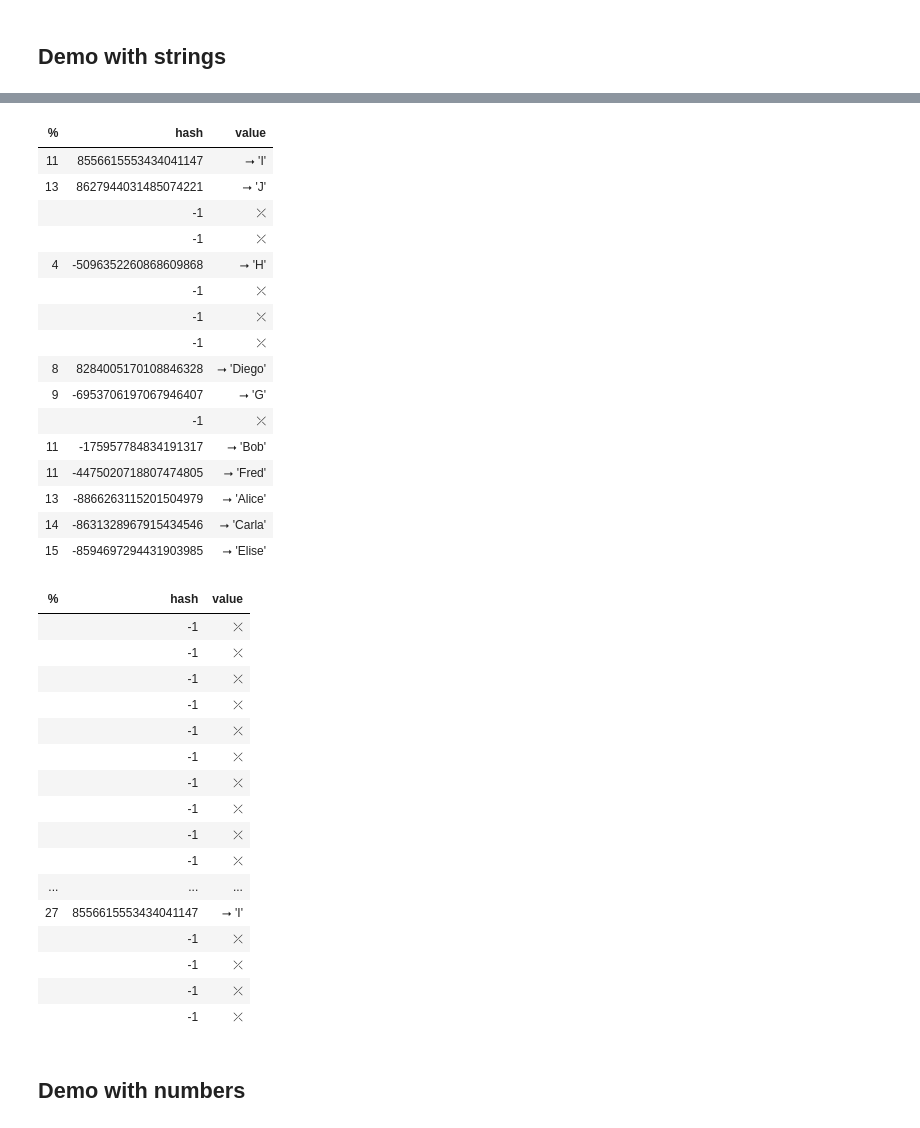
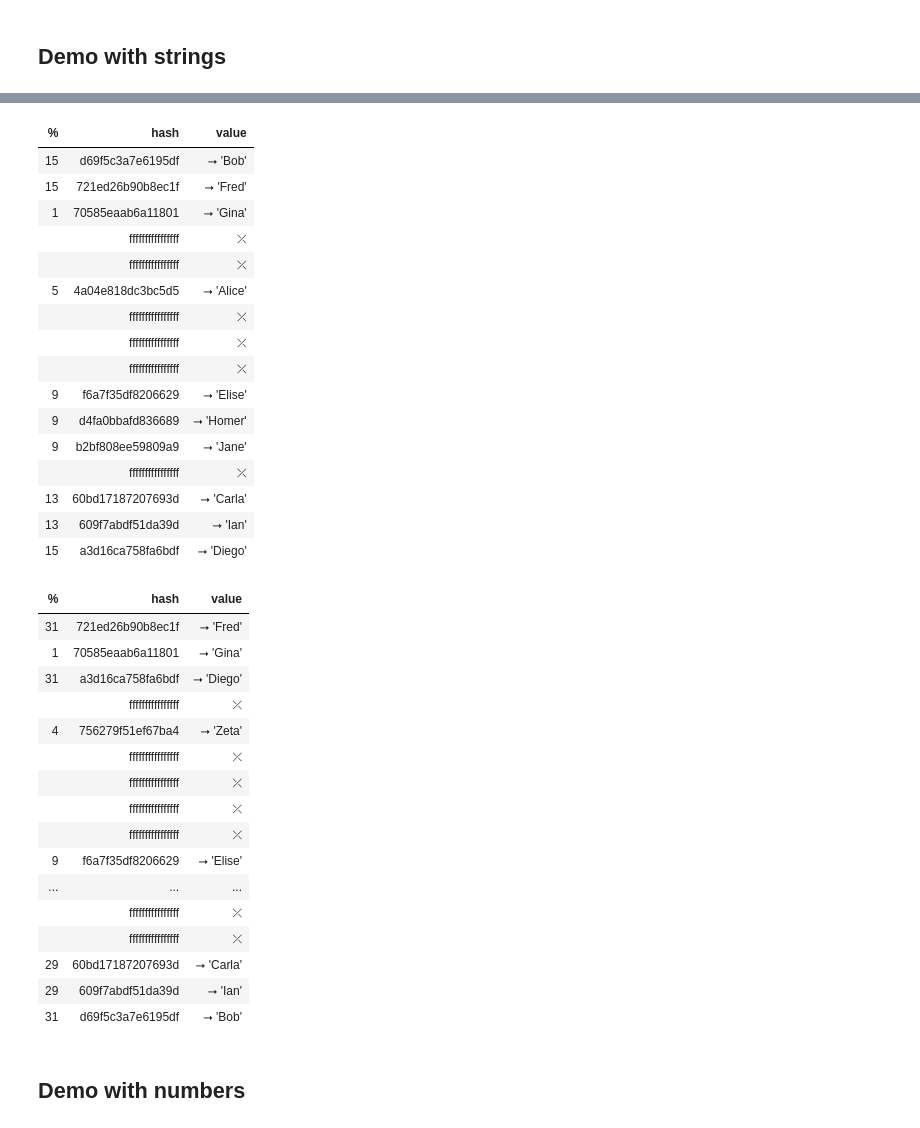
Before and after one commit to ramalho/set-power, a Jupyter notebook: visible-set/visible_set.ipynb, the cells around one changed output, grey strips where cells are left out. Saved outputs shown, nothing was run; the diff lists cells and outputs as text; code cells hidden in the pictures.

```diff
--- a/visible-set/visible_set.ipynb
+++ b/visible-set/visible_set.ipynb
@@ -185,46 +196,46 @@ v
 # %%
-for c in 'GHIJ':
+for c in 'Gina Homer Ian Jane'.split():
     v.add(c)
 v
 # %% [output]
 | % | hash | value |
-| 11 | 8556615553434041147 | ⭢ 'I' |
-| 13 | 8627944031485074221 | ⭢ 'J' |
-|  | -1 | ⤫ |
-|  | -1 | ⤫ |
-| 4 | -5096352260868609868 | ⭢ 'H' |
-|  | -1 | ⤫ |
-|  | -1 | ⤫ |
-|  | -1 | ⤫ |
-| 8 | 8284005170108846328 | ⭢ 'Diego' |
-| 9 | -6953706197067946407 | ⭢ 'G' |
-|  | -1 | ⤫ |
-| 11 | -175957784834191317 | ⭢ 'Bob' |
-| 11 | -4475020718807474805 | ⭢ 'Fred' |
-| 13 | -8866263115201504979 | ⭢ 'Alice' |
-| 14 | -8631328967915434546 | ⭢ 'Carla' |
-| 15 | -8594697294431903985 | ⭢ 'Elise' |
+| 15 | d69f5c3a7e6195df | ⭢ 'Bob' |
+| 15 | 721ed26b90b8ec1f | ⭢ 'Fred' |
+| 1 | 70585eaab6a11801 | ⭢ 'Gina' |
+|  | ffffffffffffffff | ⤫ |
+|  | ffffffffffffffff | ⤫ |
+| 5 | 4a04e818dc3bc5d5 | ⭢ 'Alice' |
+|  | ffffffffffffffff | ⤫ |
+|  | ffffffffffffffff | ⤫ |
+|  | ffffffffffffffff | ⤫ |
+| 9 | f6a7f35df8206629 | ⭢ 'Elise' |
+| 9 | d4fa0bbafd836689 | ⭢ 'Homer' |
+| 9 | b2bf808ee59809a9 | ⭢ 'Jane' |
+|  | ffffffffffffffff | ⤫ |
+| 13 | 60bd17187207693d | ⭢ 'Carla' |
+| 13 | 609f7abdf51da39d | ⭢ 'Ian' |
+| 15 | a3d16ca758fa6bdf | ⭢ 'Diego' |
 # %%
-v.add('ZZZ')
+v.add('Zeta')
 v
 # %% [output]
 | % | hash | value |
-|  | -1 | ⤫ |
-|  | -1 | ⤫ |
-|  | -1 | ⤫ |
-|  | -1 | ⤫ |
-|  | -1 | ⤫ |
-|  | -1 | ⤫ |
-|  | -1 | ⤫ |
-|  | -1 | ⤫ |
-|  | -1 | ⤫ |
-|  | -1 | ⤫ |
+| 31 | 721ed26b90b8ec1f | ⭢ 'Fred' |
+| 1 | 70585eaab6a11801 | ⭢ 'Gina' |
+| 31 | a3d16ca758fa6bdf | ⭢ 'Diego' |
+|  | ffffffffffffffff | ⤫ |
+| 4 | 756279f51ef67ba4 | ⭢ 'Zeta' |
+|  | ffffffffffffffff | ⤫ |
+|  | ffffffffffffffff | ⤫ |
+|  | ffffffffffffffff | ⤫ |
+|  | ffffffffffffffff | ⤫ |
+| 9 | f6a7f35df8206629 | ⭢ 'Elise' |
 | ... | ... | ... |
-| 27 | 8556615553434041147 | ⭢ 'I' |
-|  | -1 | ⤫ |
-|  | -1 | ⤫ |
-|  | -1 | ⤫ |
-|  | -1 | ⤫ |
+|  | ffffffffffffffff | ⤫ |
+|  | ffffffffffffffff | ⤫ |
+| 29 | 60bd17187207693d | ⭢ 'Carla' |
+| 29 | 609f7abdf51da39d | ⭢ 'Ian' |
+| 31 | d69f5c3a7e6195df | ⭢ 'Bob' |
 # %% [markdown]
 ## Demo with numbers
 # %%
```
Also changed, not shown: parts of 23 cells of this notebook, 1 other file.
